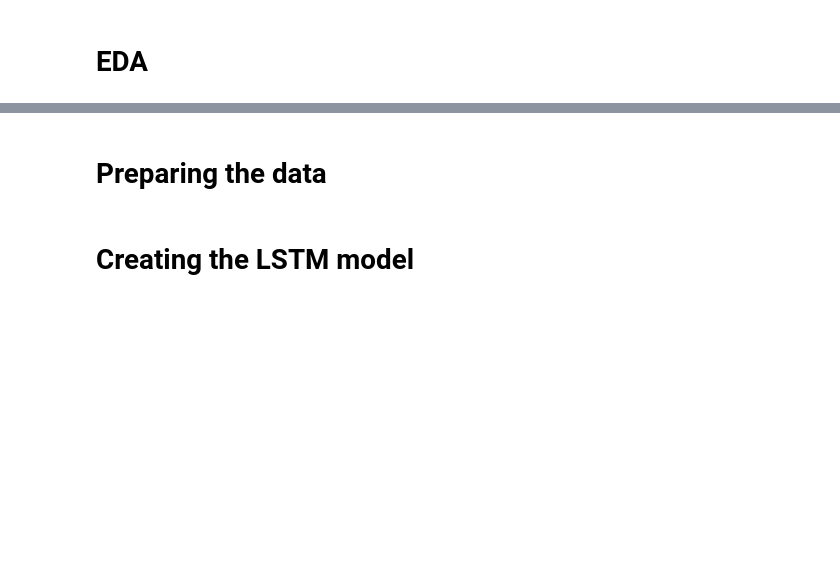
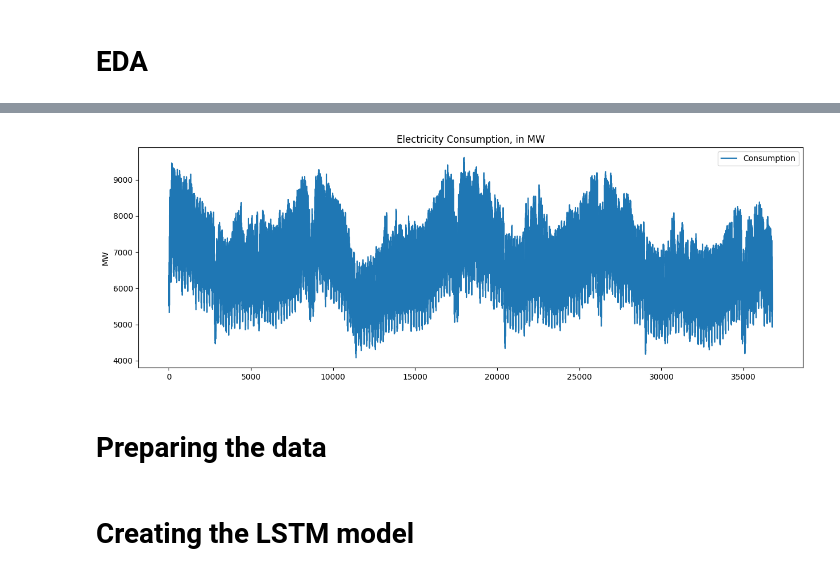
Before and after one commit to comanitza/machine-learning, a Jupyter notebook: notebooks/timeseries-forecasting-using-lstm-with-pytorch.ipynb, the cells around one changed output, grey strips where cells are left out. Drawn from its saved outputs; the diff is of its cells as text; code cells hidden in the pictures; blank space fills up the shorter version.

```diff
--- a/notebooks/timeseries-forecasting-using-lstm-with-pytorch.ipynb
+++ b/notebooks/timeseries-forecasting-using-lstm-with-pytorch.ipynb
@@ -47,2 +60,8 @@ df.head()
+# %%
+df[["Consumption"]].plot(style="-", figsize=(15, 5), title="Electricity Consumption, in MW")
+plt.ylabel('MW')
+plt.show()
+# %% [output]
+[figure, added]
 # %% [markdown]
 # Preparing the data
```
Also changed, not shown: parts of 15 cells of this notebook.
